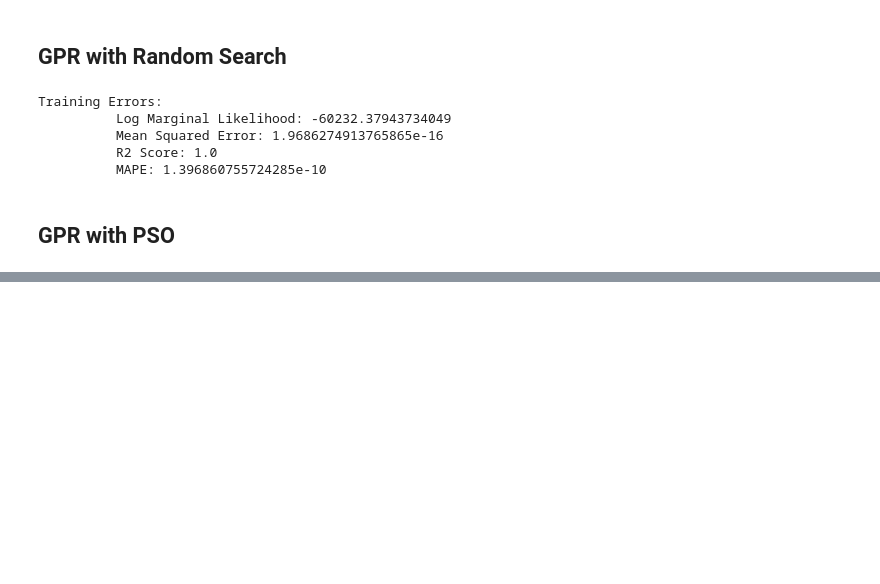
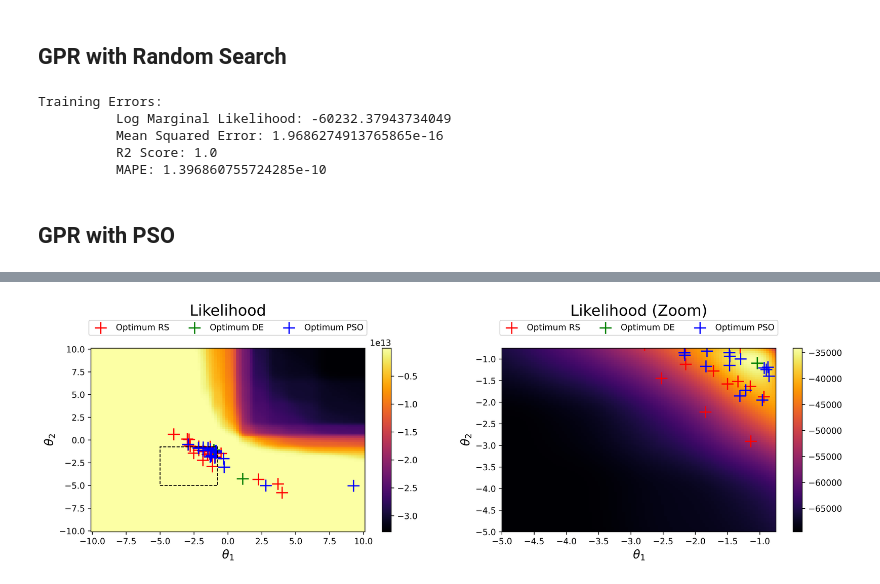
Before and after one commit to PascalKnoll/Investigation-of-Particle-Swarm-Optimization, a Jupyter notebook: clean_notebook.ipynb, the cells around one changed output, grey strips where cells are left out. Cells and saved outputs as stored; diff of their text form; code cells hidden in the pictures; blank space fills up the shorter version.

```diff
--- a/clean_notebook.ipynb
+++ b/clean_notebook.ipynb
@@ -224,0 +225,19 @@ pso.visualize_optimization(x_grid, y_grid, z_grid, "Videos/PSO.gif", show_zaeff=
+# %%
+import pandas as pd
+df_iter_res = pd.DataFrame({"Iteration":[], "DE_t1":[], "PSO_t1":[], "RS_t1":[], "DE_t2":[], "PSO_t2":[], "RS_t2":[]})
+
+for i in range(20):
+    de = DEOptim()
+    gpr_de = GaussianProcessRegressor(optimizer=de.optimize, kernel=RBF(length_scale=(1,1)))
+    gpr_de.fit(X.T, y[...,None])
+
+    pso = PSOOptim()
+    gpr_pso = GaussianProcessRegressor(optimizer=pso.optimize, kernel=RBF(length_scale=(1,1)))
+    gpr_pso.fit(X.T, y[...,None])
+
+    rs = RandomOptim(random_state=i, maxiter=100)
+    gpr_rs = GaussianProcessRegressor(optimizer=rs.optimize, kernel=RBF(length_scale=(1,1)))
+    gpr_rs.fit(X.T, y[...,None])
+
+    df_iter_res.loc[len(df_iter_res)] = [i, gpr_de.kernel_.theta[0], gpr_pso.kernel_.theta[0], gpr_rs.kernel_.theta[0], gpr_de.kernel_.theta[1], gpr_pso.kernel_.theta[1], gpr_rs.kernel_.theta[1]]
+df_iter_res
@@ -224,0 +279,51 @@ pso.visualize_optimization(x_grid, y_grid, z_grid, "Videos/PSO.gif", show_zaeff=
+# %%
+import matplotlib.patches as pt
+
+plt.figure(figsize=(16,4), dpi=600)
+plt.subplot(121)
+n = 100
+x_grid = np.linspace(-10, 10, n)
+y_grid = np.linspace(-10, 10, n)
+X_grid = np.array(np.meshgrid(x_grid, y_grid))
+X_grid  = X_grid.swapaxes(0, 2)
+X_grid = X_grid.reshape((-1, 2))
+z = np.asarray([gpr_de.log_marginal_likelihood(X) for X in X_grid])
+z = z.reshape(n, n)
+
+plt.pcolormesh(x_grid, y_grid, z, cmap="inferno")
+plt.colorbar()
+plt.scatter(df_iter_res["RS_t1"], df_iter_res["RS_t2"], marker="+", color="red", s=200, label="Optimum RS")
+plt.scatter(df_iter_res["DE_t1"], df_iter_res["DE_t2"], marker="+", color="green", s=200, label="Optimum DE")
+plt.scatter(df_iter_res["PSO_t1"], df_iter_res["PSO_t2"], marker="+", color="blue", s=200, label="Optimum PSO")
+plt.xlabel(r"$\theta_1$", fontsize=14)
+plt.ylabel(r"$\theta_2$", fontsize=14)
+plt.title("Likelihood", y=1.15, fontsize=18)
+plt.legend(loc='upper center', bbox_to_anchor=(0.5, 1.175, 0, 0), ncol=3)
+rect = pt.Rectangle(xy=(-5,-5), height=4.25, width=4.25, linewidth=1, edgecolor='black', facecolor='none', linestyle="--")
+plt.gca().add_patch(rect)
+
+n = 100
+x_grid = np.linspace(-5, -0.75, n)
+y_grid = np.linspace(-5, -0.75, n)
+X_grid = np.array(np.meshgrid(x_grid, y_grid))
+X_grid  = X_grid.swapaxes(0, 2)
+X_grid = X_grid.reshape((-1, 2))
+z = np.asarray([gpr_de.log_marginal_likelihood(X) for X in X_grid])
+z = z.reshape(n, n)
+
+plt.subplot(122)
+
+plt.pcolormesh(x_grid, y_grid, z, cmap="inferno")
+plt.colorbar()
+plt.scatter(df_iter_res["RS_t1"], df_iter_res["RS_t2"], marker="+", color="red", s=200, label="Optimum RS")
+plt.scatter(df_iter_res["DE_t1"], df_iter_res["DE_t2"], marker="+", color="green", s=200, label="Optimum DE")
+plt.scatter(df_iter_res["PSO_t1"], df_iter_res["PSO_t2"], marker="+", color="blue", s=200, label="Optimum PSO")
+plt.xlabel(r"$\theta_1$", fontsize=14)
+plt.ylabel(r"$\theta_2$", fontsize=14)
+plt.xlim(-5, -0.75)
+plt.ylim(-5, -0.75)
+plt.title("Likelihood (Zoom)", y=1.15, fontsize=18)
+plt.legend(loc='upper center', bbox_to_anchor=(0.5, 1.175, 0, 0), ncol=3)
+plt.show()
+# %% [output]
+[figure, added]
```
Also changed, not shown: parts of 9 cells of this notebook.
